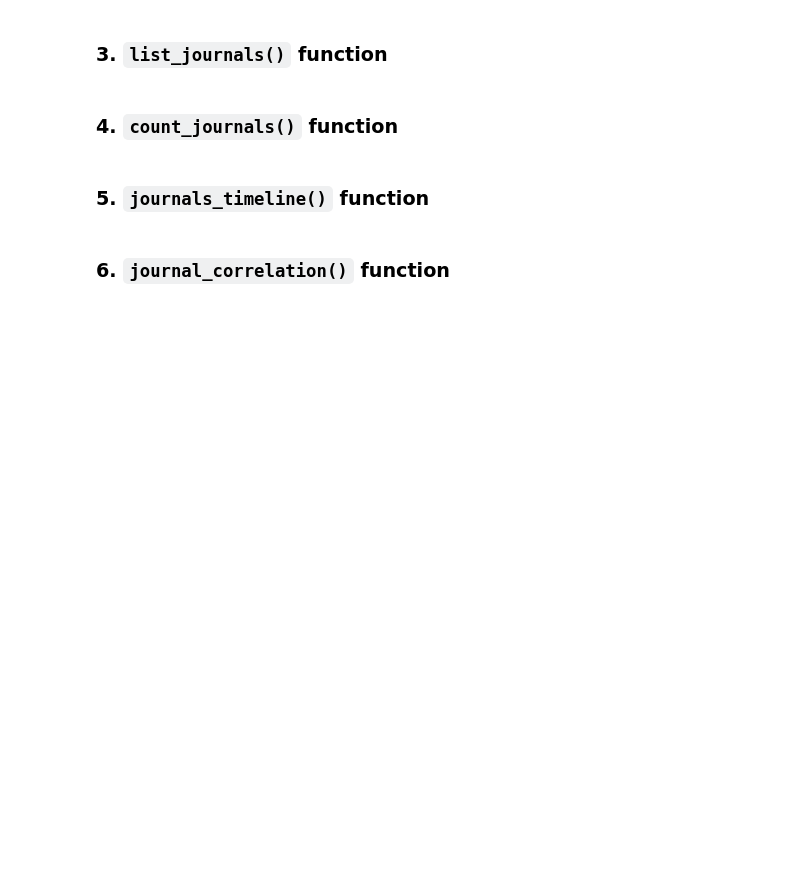
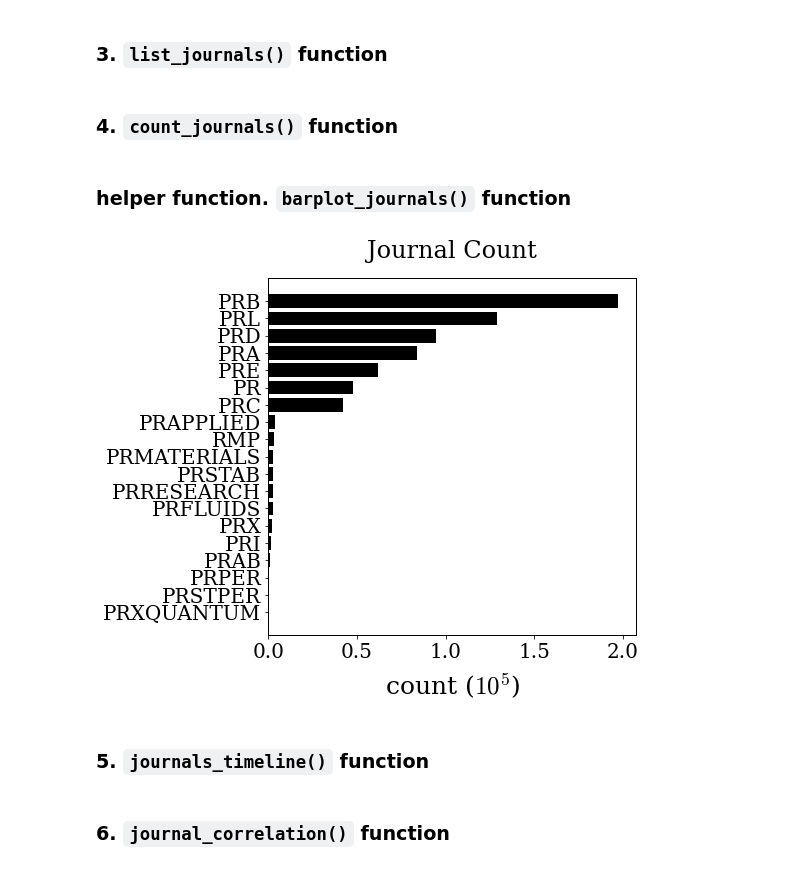
Before and after one commit to costargc/phiga.tech, a Jupyter notebook: data_analysis/key_functions.ipynb, the cells around one changed output. Saved outputs shown, nothing was run; the diff lists cells and outputs as text; code cells hidden in the pictures; blank space fills up the shorter version.

Commit message:
count journal

```diff
--- a/data_analysis/key_functions.ipynb
+++ b/data_analysis/key_functions.ipynb
@@ -174,3 +200,40 @@ def list_journals():
+# %% [markdown]
+### helper function. `barplot_journals()` function
+# %%
+# check 2 - plot:
+def barplot_journals(barplot_data):
+    column_values = barplot_data['count']/100000
+    column_names = barplot_data['journal.id']
+
+    # frame
+    fig, ax = plt.subplots(1, 1, tight_layout=True)
+    fig.set_size_inches(8, 7)
+
+    # plot
+    ax.barh(column_names,column_values, color="black")
+
+    # font
+    mpl.rcParams['font.family'] = 'serif'
+    mpl.rcParams['mathtext.fontset'] = 'cm'
+    plt.rcParams['font.size'] = 20
+    plt.rcParams['axes.linewidth'] = 1
+
+    # Add the x and y-axis labels
+    ax.set_xlabel(r'count ($10^5$)', labelpad=10, fontsize=25)
+#     ax.set_ylabel(r'journals', labelpad=10, fontsize=25)
+
+    # Add title
+    plt.title('Journal Count', pad=20)
+    # Show/save the plot
+    # plt.savefig('barplot_journals.eps', format='eps')
+    return plt.show()
+# %%
+# plot data
+mylist = list_journals();
+count_data = count_journals(mylist)
+barplot_journals(count_data)
+# %% [output]
+[figure, added]
 # %% [markdown]
 ### 5. `journals_timeline()` function
 # %% [markdown]
```
Also changed, not shown: parts of 3 cells of this notebook.
